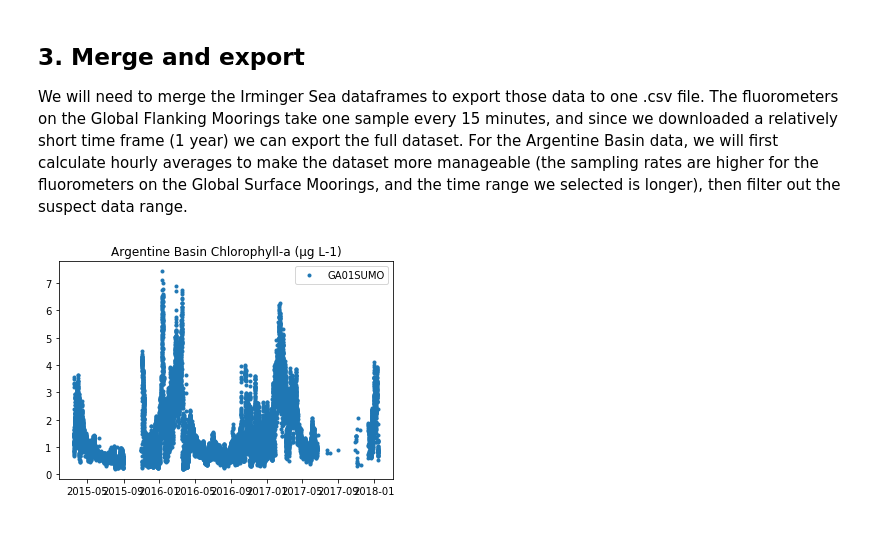
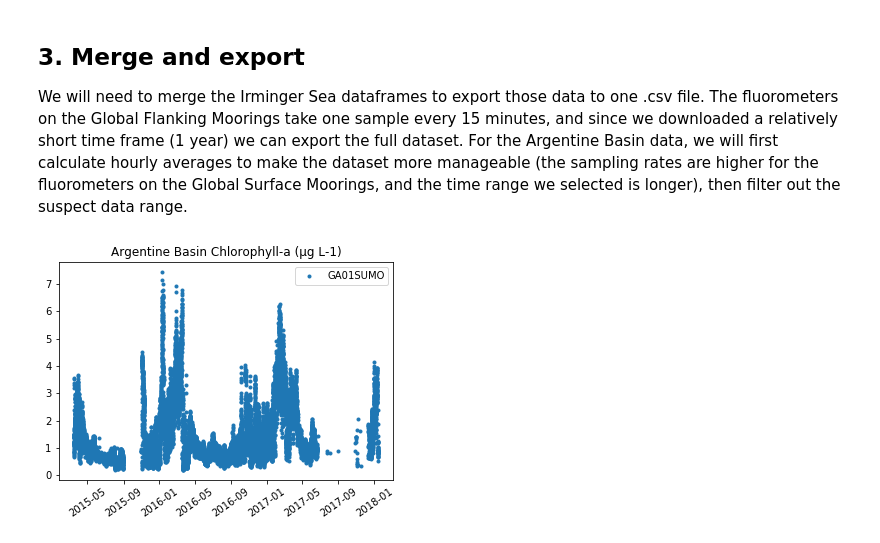
Before and after one commit to ooi-data-lab/nugget-notebooks, a Jupyter notebook: Theme2c_global_phytoplankton_blooms.ipynb, the cells around one changed output. Cells and saved outputs as stored; diff of their text form; code cells hidden in the pictures.

```diff
--- a/Theme2c_global_phytoplankton_blooms.ipynb
+++ b/Theme2c_global_phytoplankton_blooms.ipynb
@@ -209,13 +210,14 @@ GA01SUMO_filt = GA01SUMO_df_hourly.loc[(GA01SUMO_df_hourly['time'] < '9-1-2015')
 # %%
 # Plot the Argentine Basin data again to make sure the suspect data were removed
 fig, ax = plt.subplots()
 plt.plot(GA01SUMO_filt['time'], GA01SUMO_filt['GA01SUMO Chlorophyll (µg L-1)'], '.', label='GA01SUMO')
 ax.legend()
 ax.set_xlabel('')
 ax.set_ylabel('')
-ax.set_title('Argentine Basin Chlorophyll-a ({})'.format(GA01SUMO_units['fluorometric_chlorophyll_a'][0]));
+ax.set_title('Argentine Basin Chlorophyll-a ({})'.format(GA01SUMO_units['fluorometric_chlorophyll_a'][0]))
+plt.xticks(rotation=35);
 # %% [output]
-[figure, old version]
+[figure, new version]
 # %%
 # Looks much better! Export the final dataset to csv
 GA01SUMO_filt.to_csv(os.path.join(save_dir, 'Theme2c_ArgentineBasin_chla.csv'), index=False)
```
Also changed, not shown: parts of 1 cell of this notebook, 2 other files.
